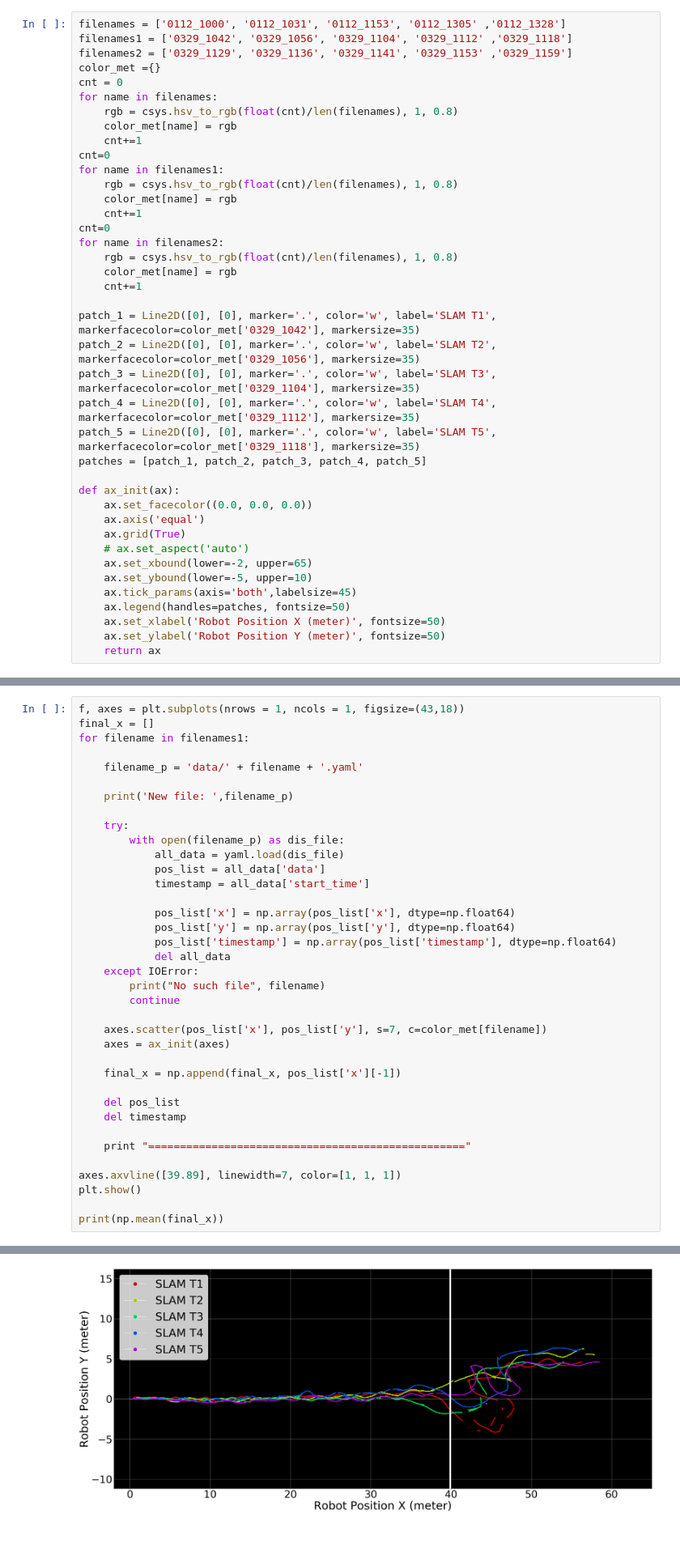
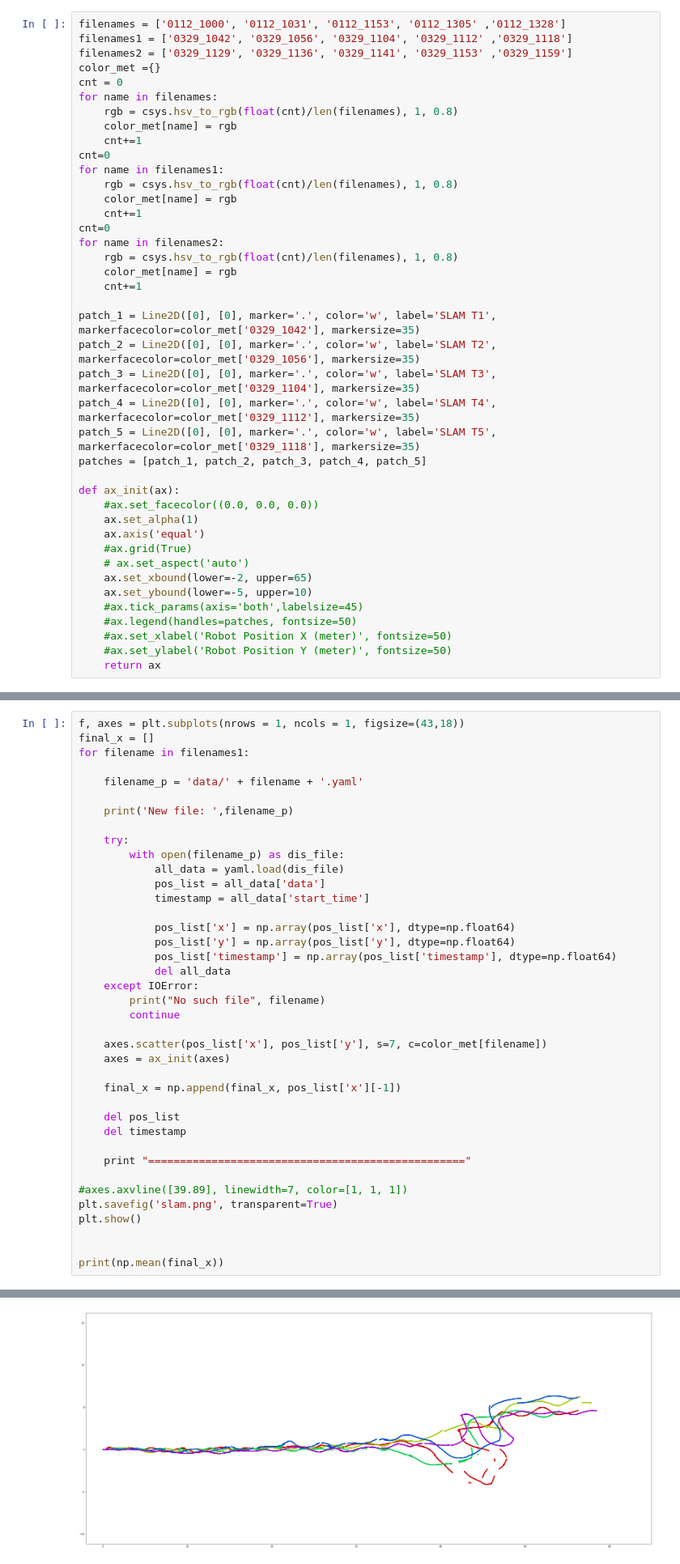
Before and after one commit to eric565648/python_visualization_tools, a Jupyter notebook: trajectory_visualization.ipynb, the cells around one changed output, grey strips where cells are left out. Shown at 81% size. Drawn from its saved outputs; the diff is of its cells as text; blank space fills up the shorter version.

```diff
--- a/trajectory_visualization.ipynb
+++ b/trajectory_visualization.ipynb
@@ -44,16 +44,17 @@ patch_5 = Line2D([0], [0], marker='.', color='w', label='SLAM T5', markerfacecol
 patches = [patch_1, patch_2, patch_3, patch_4, patch_5]
 
 def ax_init(ax):
-    ax.set_facecolor((0.0, 0.0, 0.0))
+    #ax.set_facecolor((0.0, 0.0, 0.0))
+    ax.set_alpha(1)
     ax.axis('equal')
-    ax.grid(True)
+    #ax.grid(True)
     # ax.set_aspect('auto')
     ax.set_xbound(lower=-2, upper=65)
     ax.set_ybound(lower=-5, upper=10)
-    ax.tick_params(axis='both',labelsize=45)
-    ax.legend(handles=patches, fontsize=50)
-    ax.set_xlabel('Robot Position X (meter)', fontsize=50)
-    ax.set_ylabel('Robot Position Y (meter)', fontsize=50)
+    #ax.tick_params(axis='both',labelsize=45)
+    #ax.legend(handles=patches, fontsize=50)
+    #ax.set_xlabel('Robot Position X (meter)', fontsize=50)
+    #ax.set_ylabel('Robot Position Y (meter)', fontsize=50)
     return ax
 # %%
 f, axes = plt.subplots(nrows = 1, ncols = 1, figsize=(18,43))
@@ -118,35 +119,37 @@ for filename in filenames1:
             pos_list['timestamp'] = np.array(pos_list['timestamp'], dtype=np.float64)
             del all_data
     except IOError:
         print("No such file", filename)
         continue
 
     axes.scatter(pos_list['x'], pos_list['y'], s=7, c=color_met[filename])
     axes = ax_init(axes)
 
     final_x = np.append(final_x, pos_list['x'][-1])
 
     del pos_list
     del timestamp
 
     print "=================================================="
 
-axes.axvline([39.89], linewidth=7, color=[1, 1, 1])
+#axes.axvline([39.89], linewidth=7, color=[1, 1, 1])
+plt.savefig('slam.png', transparent=True)
 plt.show()
 
+
 print(np.mean(final_x))
 # %% [output]
 ('New file: ', 'data/0329_1042.yaml')
 ==================================================
 ('New file: ', 'data/0329_1056.yaml')
 ==================================================
 ('New file: ', 'data/0329_1104.yaml')
 ==================================================
 ('New file: ', 'data/0329_1112.yaml')
 ==================================================
 ('New file: ', 'data/0329_1118.yaml')
 ==================================================
-[figure, old version]
+[figure, new version]
 56.53459418422
 # %%
 f, axes = plt.subplots(nrows = 1, ncols = 1, figsize=(43,18))
```
Also changed, not shown: parts of 2 cells of this notebook.
